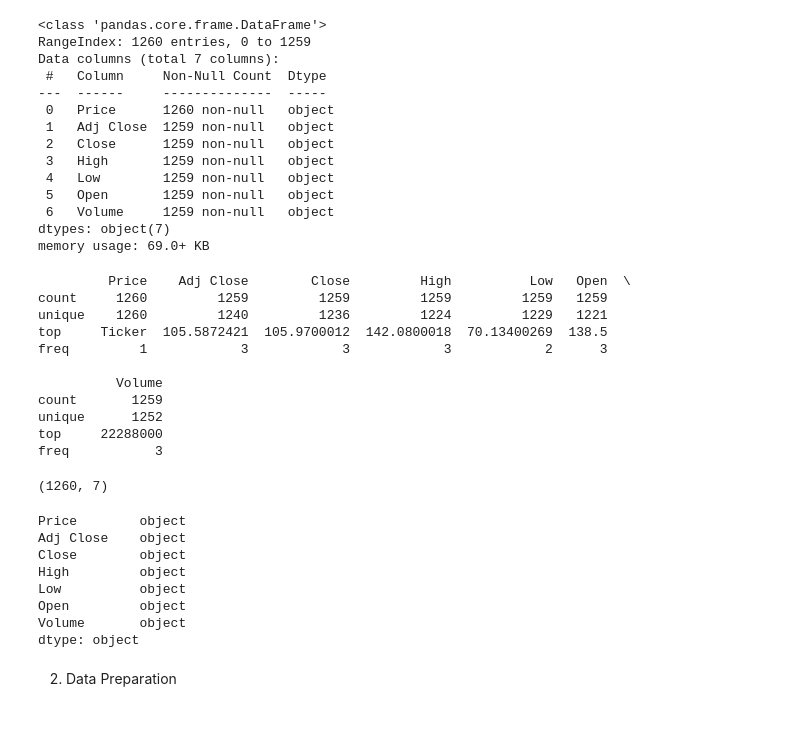
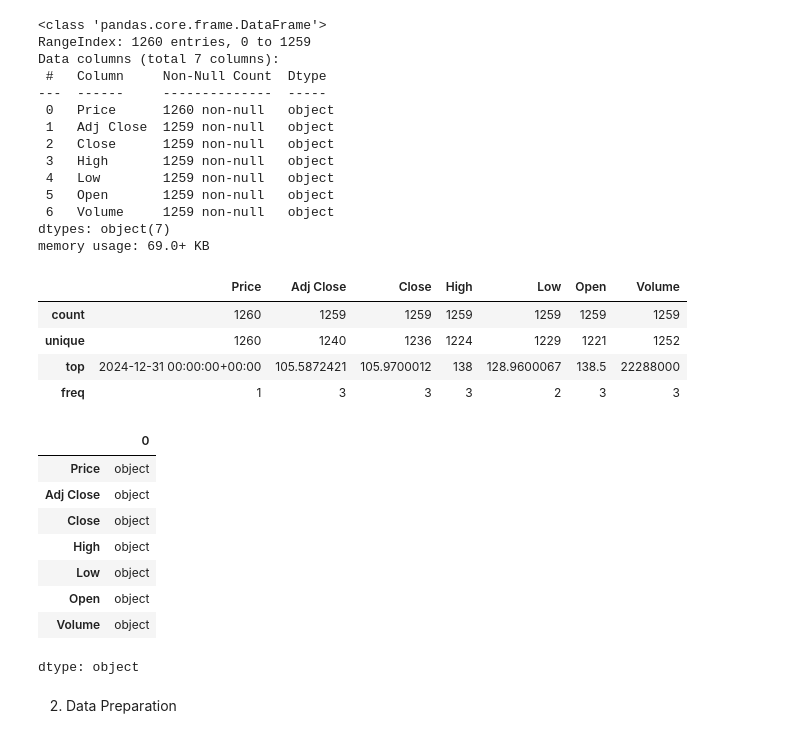
Before and after one commit to Nikhil5566/EDA-Prostate-cancer-dataset-, a Jupyter notebook: GoogleDataset.ipynb, the cells around one changed output. Saved outputs shown, nothing was run; the diff lists cells and outputs as text; code cells hidden in the pictures.

```diff
--- a/GoogleDataset.ipynb
+++ b/GoogleDataset.ipynb
@@ -49,36 +52,26 @@ dtypes: object(7)
 memory usage: 69.0+ KB
 # %%
 # Description
-print(df.describe())
+df.describe(include = 'all')
 # %% [output]
-         Price    Adj Close        Close         High          Low   Open  \
-count     1260         1259         1259         1259         1259   1259
-unique    1260         1240         1236         1224         1229   1221
-top     Ticker  105.5872421  105.9700012  142.0800018  70.13400269  138.5
-freq         1            3            3            3            2      3
-
-          Volume
-count       1259
-unique      1252
-top     22288000
-freq           3
+|  | Price | Adj Close | Close | High | Low | Open | Volume |
+| count | 1260 | 1259 | 1259 | 1259 | 1259 | 1259 | 1259 |
+| unique | 1260 | 1240 | 1236 | 1224 | 1229 | 1221 | 1252 |
+| top | 2024-12-31 00:00:00+00:00 | 105.5872421 | 105.9700012 | 138 | 128.9600067 | 138.5 | 22288000 |
+| freq | 1 | 3 | 3 | 3 | 2 | 3 | 3 |
 # %%
-# Displaying the rows and columns
-print(df.shape)
+# Displaying the type of data
+df.dtypes
 # %% [output]
+|  | 0 |
+| Price | object |
+| Adj Close | object |
+| Close | object |
+| High | object |
+| Low | object |
+| Open | object |
+| Volume | object |
-(1260, 7)
+dtype: object
-# %%
-# Displaying the type of data
-print(df.dtypes)
-# %% [output]
-Price        object
-Adj Close    object
-Close        object
-High         object
-Low          object
-Open         object
-Volume       object
-dtype: object
 # %% [markdown]
 2. Data Preparation
 # %% [markdown]
```
Also changed, not shown: parts of 15 cells of this notebook.
